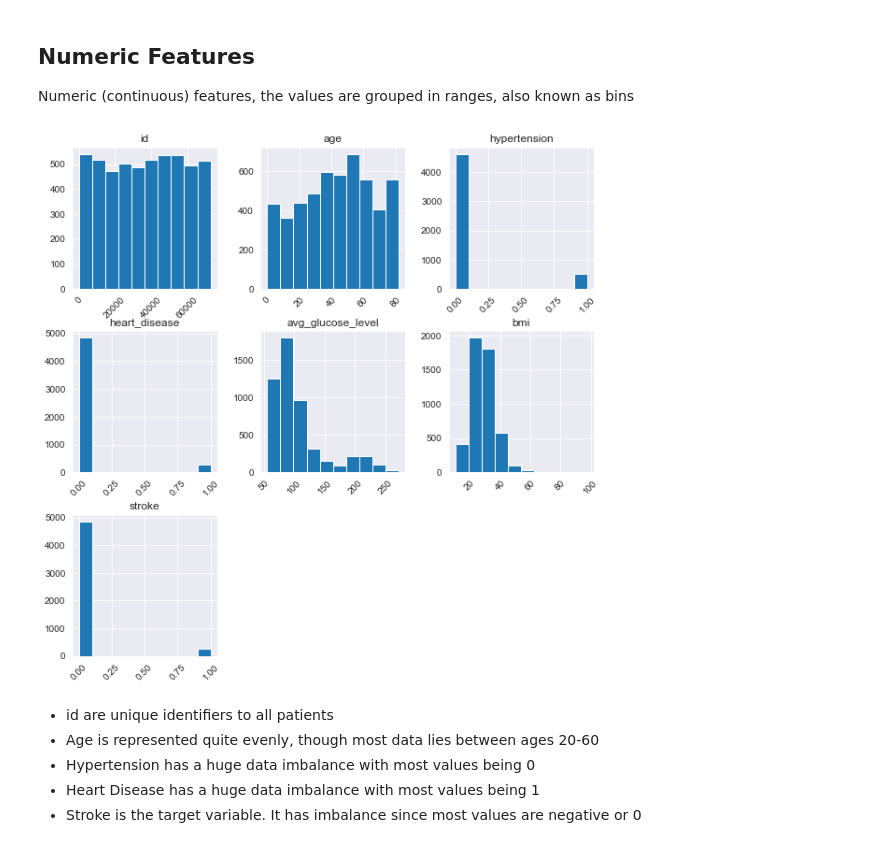
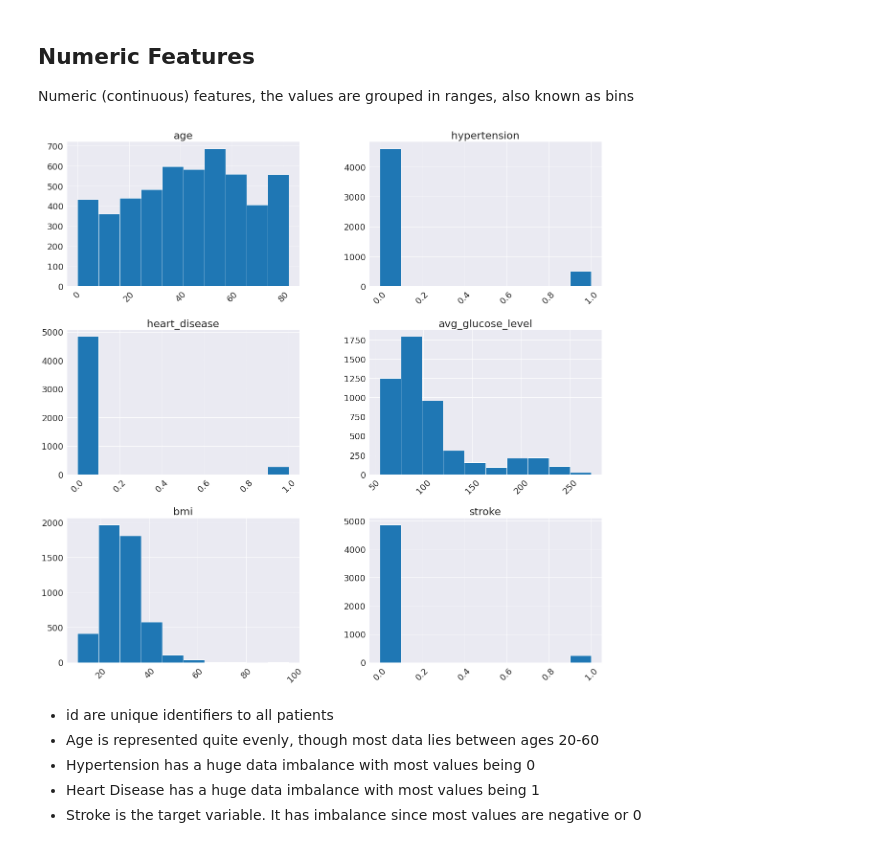
Before and after one commit to Purefekt/Predicting-Stroke-using-Various-Classification-Methods, a Jupyter notebook: [1]eda.ipynb, the cells around one changed output. Cells and saved outputs as stored; diff of their text form; code cells hidden in the pictures.

```diff
--- a/[1]eda.ipynb
+++ b/[1]eda.ipynb
@@ -75,11 +83,11 @@ Object data types are catagorical, whereas the rest are numerical. This helps us
 ## Numeric Features
 Numeric (continuous) features, the values are grouped in ranges, also known as bins
 # %%
-data.hist(figsize=(10,10),xrot=45)
-# plt.savefig('numeric_features_distribution.png', dpi=300, bbox_inches='tight')
+data[['age', 'hypertension', 'heart_disease', 'avg_glucose_level', 'bmi', 'stroke']].hist(figsize=(20,20),xrot=45)
+plt.savefig('numeric_features_distribution.png', dpi=300, bbox_inches='tight')
 plt.show()
 # %% [output]
-[figure, old version]
+[figure, new version]
 # %% [markdown]
 - id are unique identifiers to all patients
 - Age is represented quite evenly, though most data lies between ages 20-60
```
Also changed, not shown: parts of 15 cells of this notebook, 1 other file.
